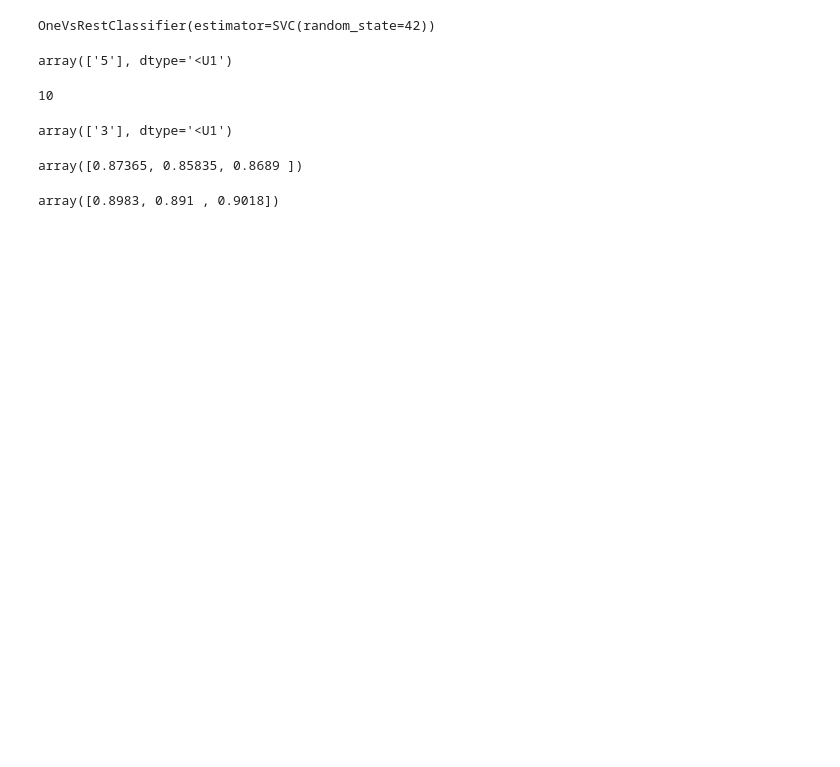
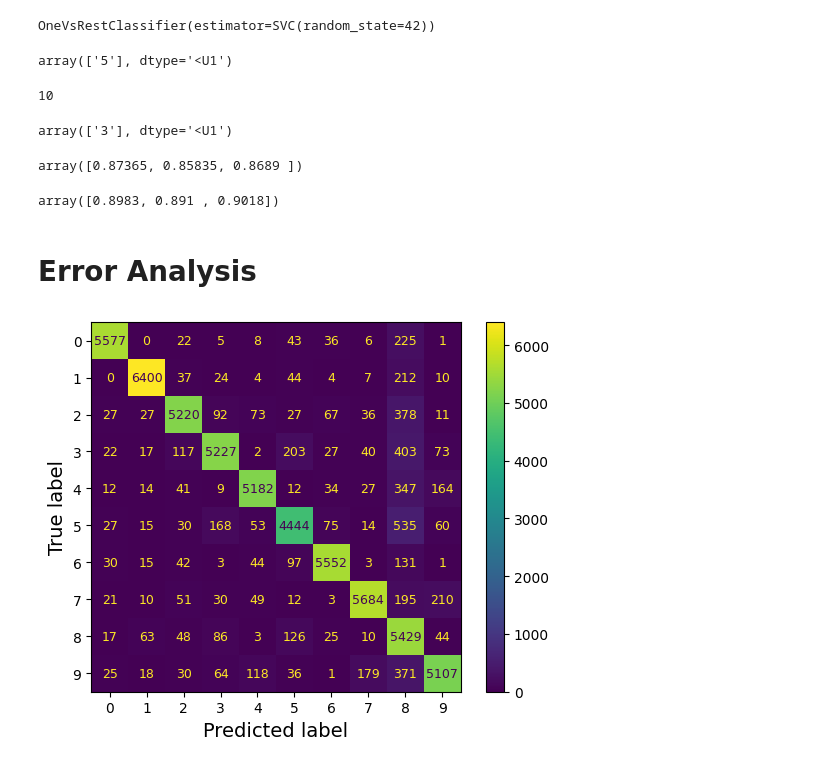
Before and after one commit to slamina-pf/machine_and_deep_learning, a Jupyter notebook: 2_classification.ipynb, the cells around one changed output. Saved outputs shown, nothing was run; the diff lists cells and outputs as text; code cells hidden in the pictures; blank space fills up the shorter version.

```diff
--- a/2_classification.ipynb
+++ b/2_classification.ipynb
@@ -518,3 +522,12 @@ X_train_scaled = scaler.fit_transform(X_train.astype("float64"))
 cross_val_score(sgd_clf, X_train_scaled, y_train, cv=3, scoring="accuracy")
 # %% [output]
 array([0.8983, 0.891 , 0.9018])
+# %% [markdown]
+# Error Analysis
+# %%
+y_train_pred = cross_val_predict(sgd_clf, X_train_scaled, y_train, cv=3)
+plt.rc('font', size=9)  # extra code – make the text smaller
+ConfusionMatrixDisplay.from_predictions(y_train, y_train_pred)
+plt.show()
+# %% [output]
+[figure, added]
```
Also changed, not shown: parts of 20 cells of this notebook, 7 other files.
